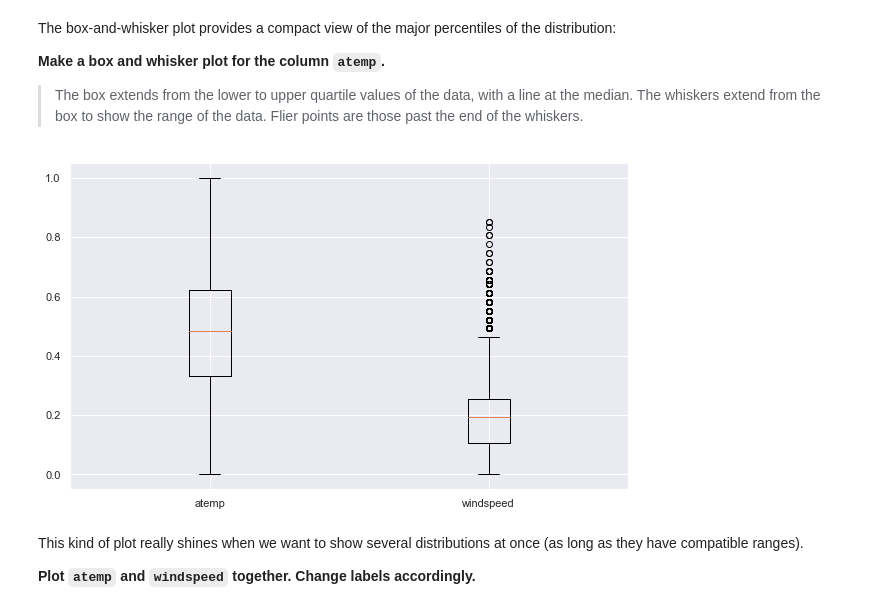
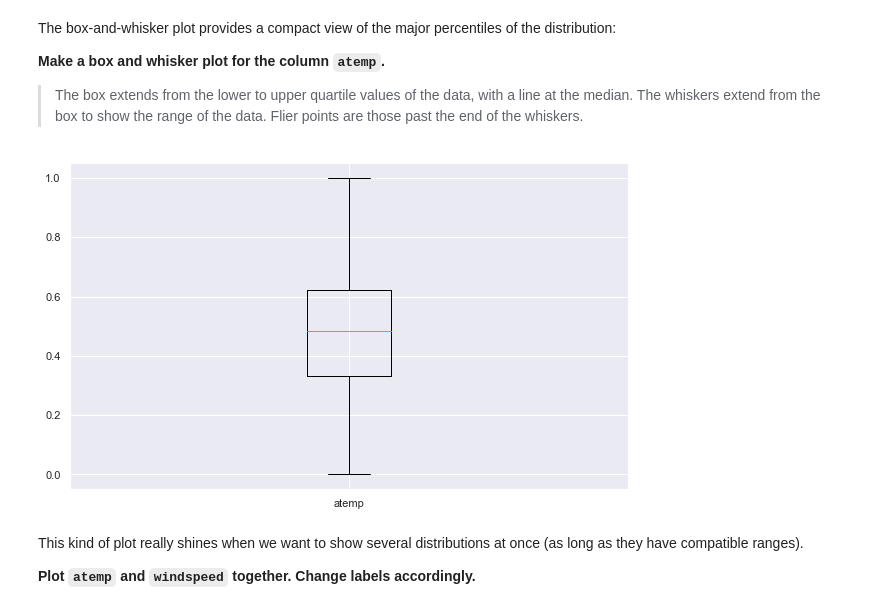
Before and after one commit to reediredale/institute-of-data, a Jupyter notebook: Module 2/Lab 2.1.2.ipynb, the cells around one changed output. Saved outputs shown, nothing was run; the diff lists cells and outputs as text; code cells hidden in the pictures.

```diff
--- a/Module 2/Lab 2.1.2.ipynb
+++ b/Module 2/Lab 2.1.2.ipynb
@@ -117,9 +133,9 @@ The box-and-whisker plot provides a compact view of the major percentiles of the
 upper quartile values of the data, with a line at the median. The whiskers extend from the box to show the range of the data.  Flier points are those past the end of the whiskers.
 # %%
 #ANSWER
-plt.boxplot((bikes['atemp'], bikes['windspeed']) , labels=['atemp', 'windspeed']);
+plt.boxplot((bikes['atemp']) , labels=['atemp']);
 # %% [output]
-[figure, old version]
+[figure, new version]
 # %% [markdown]
 This kind of plot really shines when we want to show several distributions at once (as long as they have compatible ranges).
 
```
Also changed, not shown: parts of 10 cells of this notebook.
